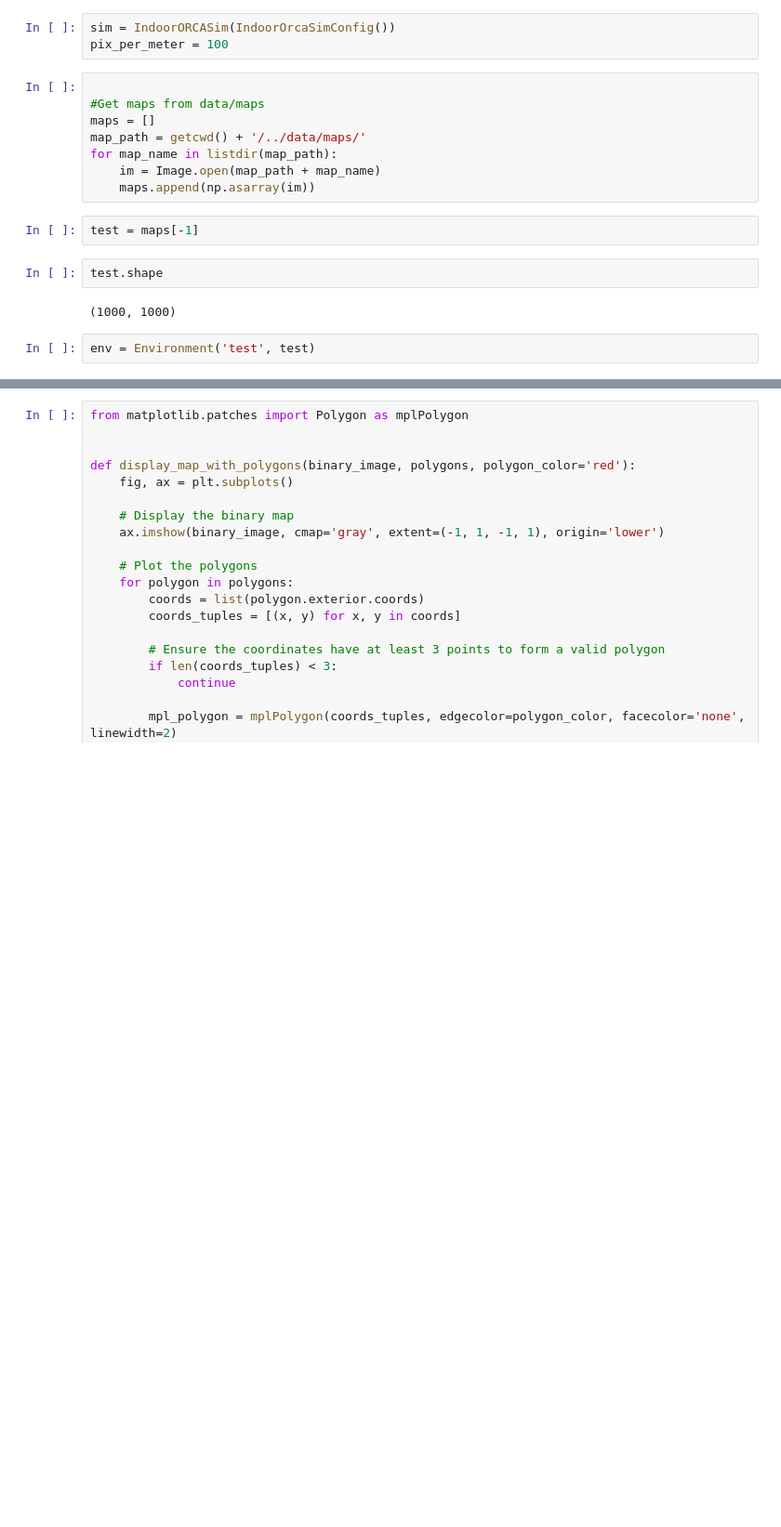
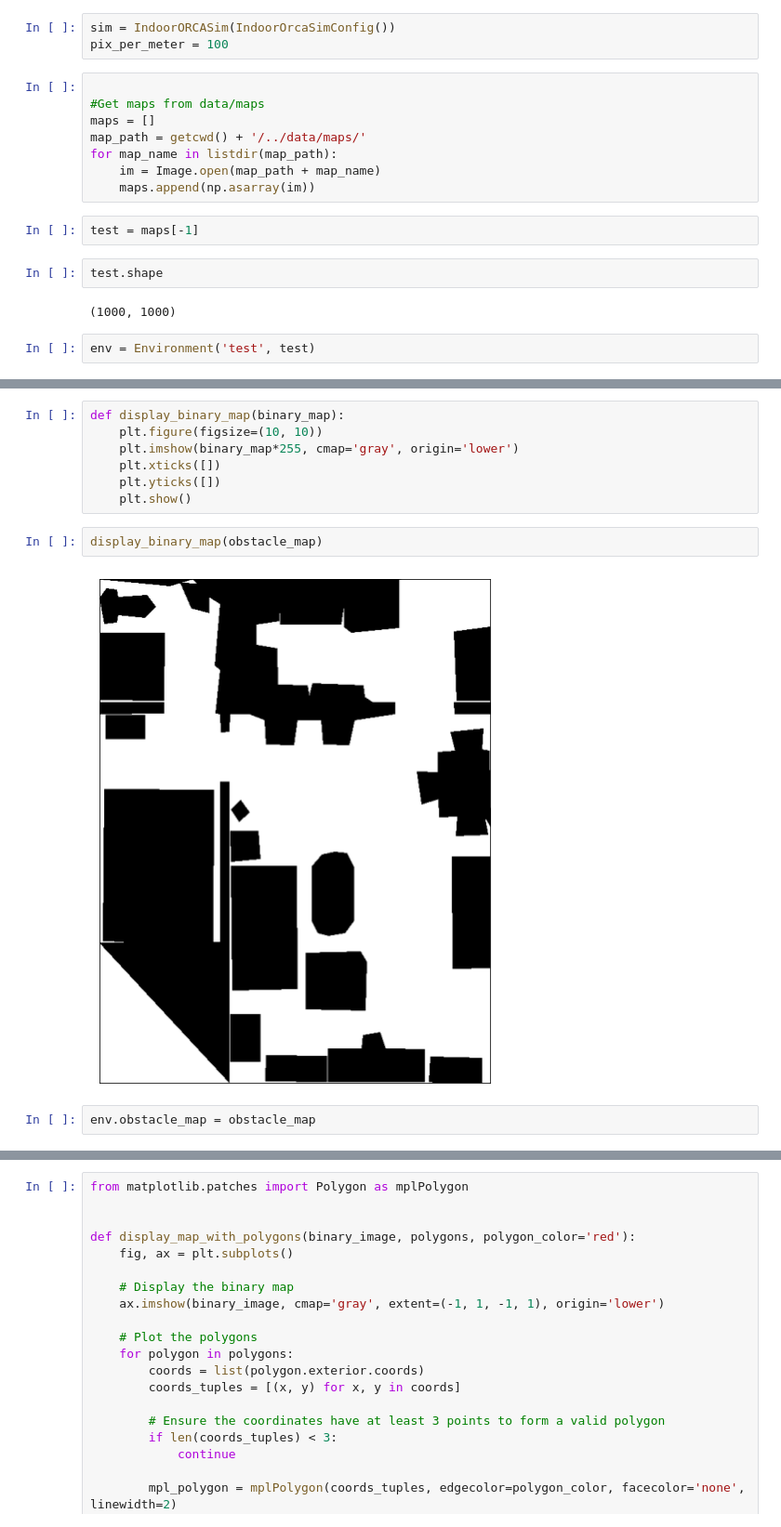
Before and after one commit to felipefelixarias/INDOORCA, a Jupyter notebook: tutorials/env_from_image.ipynb, the cells around one changed output, grey strips where cells are left out. Shown: that part at 93% size. Cells and saved outputs as stored; diff of their text form; blank space fills up the shorter version.

```diff
--- a/tutorials/env_from_image.ipynb
+++ b/tutorials/env_from_image.ipynb
@@ -52 +82,14 @@ len(obs[0])
+# %%
+def display_binary_map(binary_map):
+    plt.figure(figsize=(10, 10))
+    plt.imshow(binary_map*255, cmap='gray', origin='lower')
+    plt.xticks([])
+    plt.yticks([])
+    plt.show()
+# %%
+display_binary_map(obstacle_map)
+# %% [output]
+[figure, added]
+# %%
+env.obstacle_map = obstacle_map
 # %%
```
Also changed, not shown: parts of 17 cells of this notebook, 9 other files.
